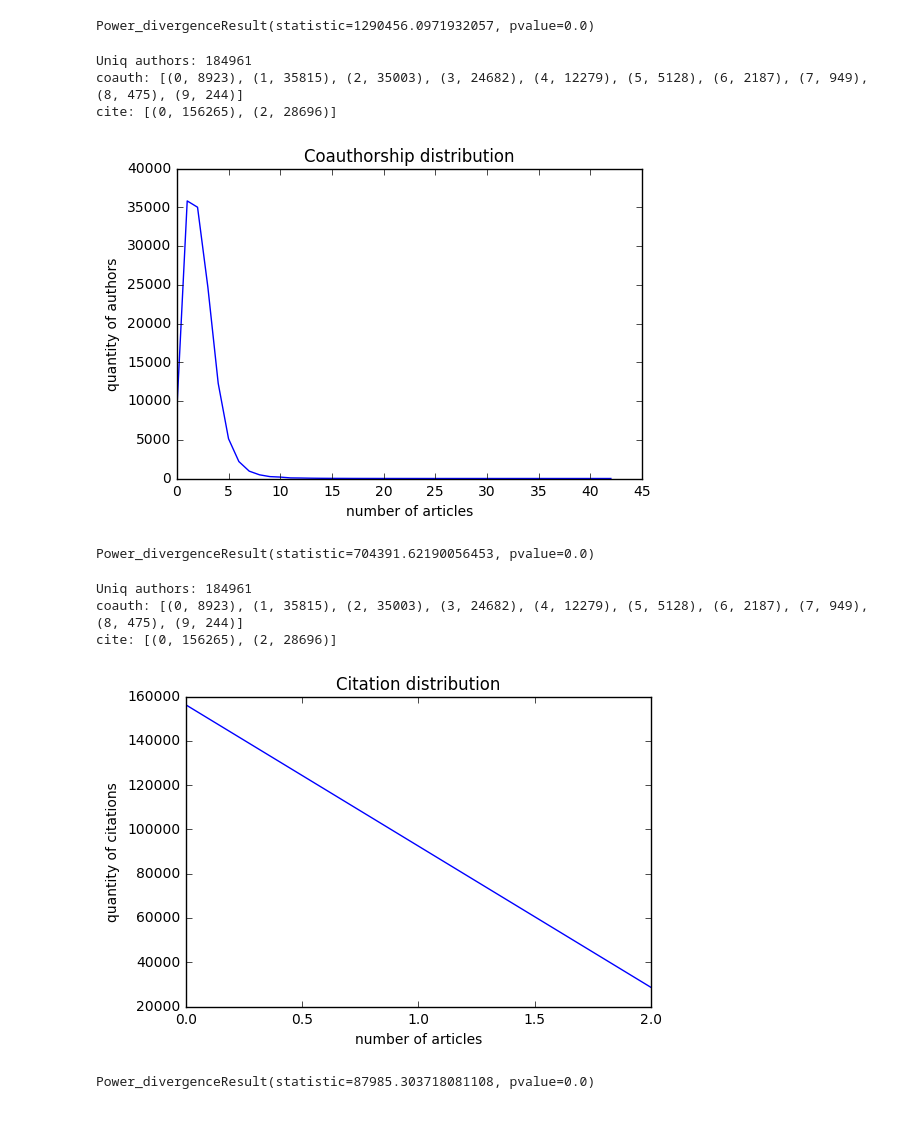
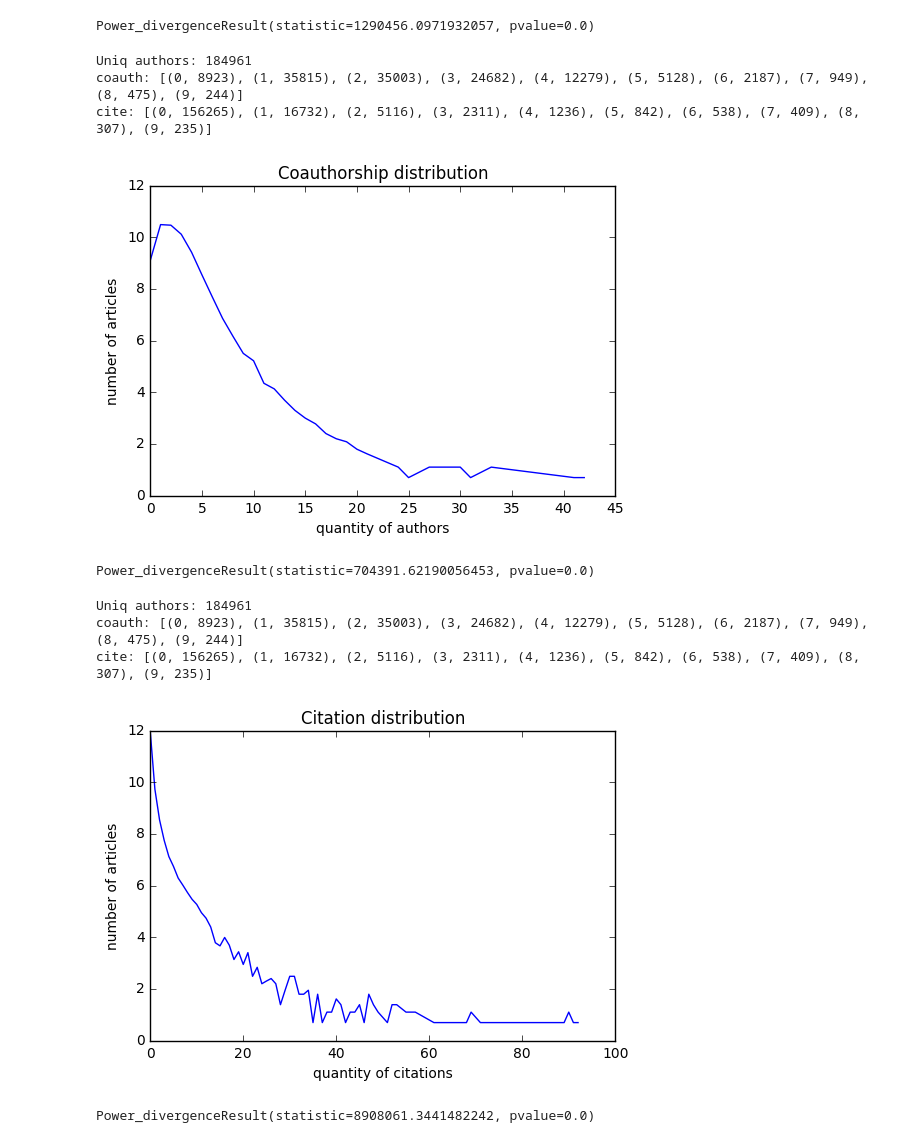
Before and after one commit to generall/citation_analisis, a Jupyter notebook: Distributions.ipynb, the cells around one changed output. Drawn from its saved outputs; the diff is of its cells as text; code cells hidden in the pictures.

```diff
--- a/Distributions.ipynb
+++ b/Distributions.ipynb
@@ -168,30 +168,30 @@ Power_divergenceResult(statistic=1290456.0971932057, pvalue=0.0)
 # %%
 def plot_coauthor_dist(start, end):
     coauthor_network = CoauthorNetwork.load_with_loader("./data/out_test.txt", parse_dataset_file, lambda article: start <= article.year < end)
     dist = coauthor_network.calc_coauthor_cite_distribution()
-    plot_labels("number of articles", "quantity of authors", "Coauthorship distribution")
-    plot_pairs(dist[0], plot_xy_line, False)
+    plot_labels("quantity of authors","number of articles", "Coauthorship distribution")
+    plot_pairs(dist[0], plot_xy_line, True)
 
 
 plot_coauthor_dist(1890, 2100)
 # %% [output]
 Uniq authors: 184961
 coauth: [(0, 8923), (1, 35815), (2, 35003), (3, 24682), (4, 12279), (5, 5128), (6, 2187), (7, 949), (8, 475), (9, 244)]
-cite: [(0, 156265), (2, 28696)]
+cite: [(0, 156265), (1, 16732), (2, 5116), (3, 2311), (4, 1236), (5, 842), (6, 538), (7, 409), (8, 307), (9, 235)]
-[figure, old version]
+[figure, new version]
 Power_divergenceResult(statistic=704391.62190056453, pvalue=0.0)
 # %%
 def plot_cite_dist(start, end):
     coauthor_network = CoauthorNetwork.load_with_loader("./data/out_test.txt", parse_dataset_file, lambda article: start <= article.year < end)
     dist = coauthor_network.calc_coauthor_cite_distribution()
-    plot_labels("number of articles", "quantity of citations", "Citation distribution")
-    plot_pairs(dist[1], plot_xy_line, False)
+    plot_labels("quantity of citations", "number of articles", "Citation distribution")
+    plot_pairs(dist[1], plot_xy_line, True)
 
 
 plot_cite_dist(1890, 2100)
 # %% [output]
 Uniq authors: 184961
 coauth: [(0, 8923), (1, 35815), (2, 35003), (3, 24682), (4, 12279), (5, 5128), (6, 2187), (7, 949), (8, 475), (9, 244)]
-cite: [(0, 156265), (2, 28696)]
+cite: [(0, 156265), (1, 16732), (2, 5116), (3, 2311), (4, 1236), (5, 842), (6, 538), (7, 409), (8, 307), (9, 235)]
-[figure, old version]
+[figure, new version]
-Power_divergenceResult(statistic=87985.303718081108, pvalue=0.0)
+Power_divergenceResult(statistic=8908061.3441482242, pvalue=0.0)
```
Also changed, not shown: parts of 3 cells of this notebook, 3 other files.
